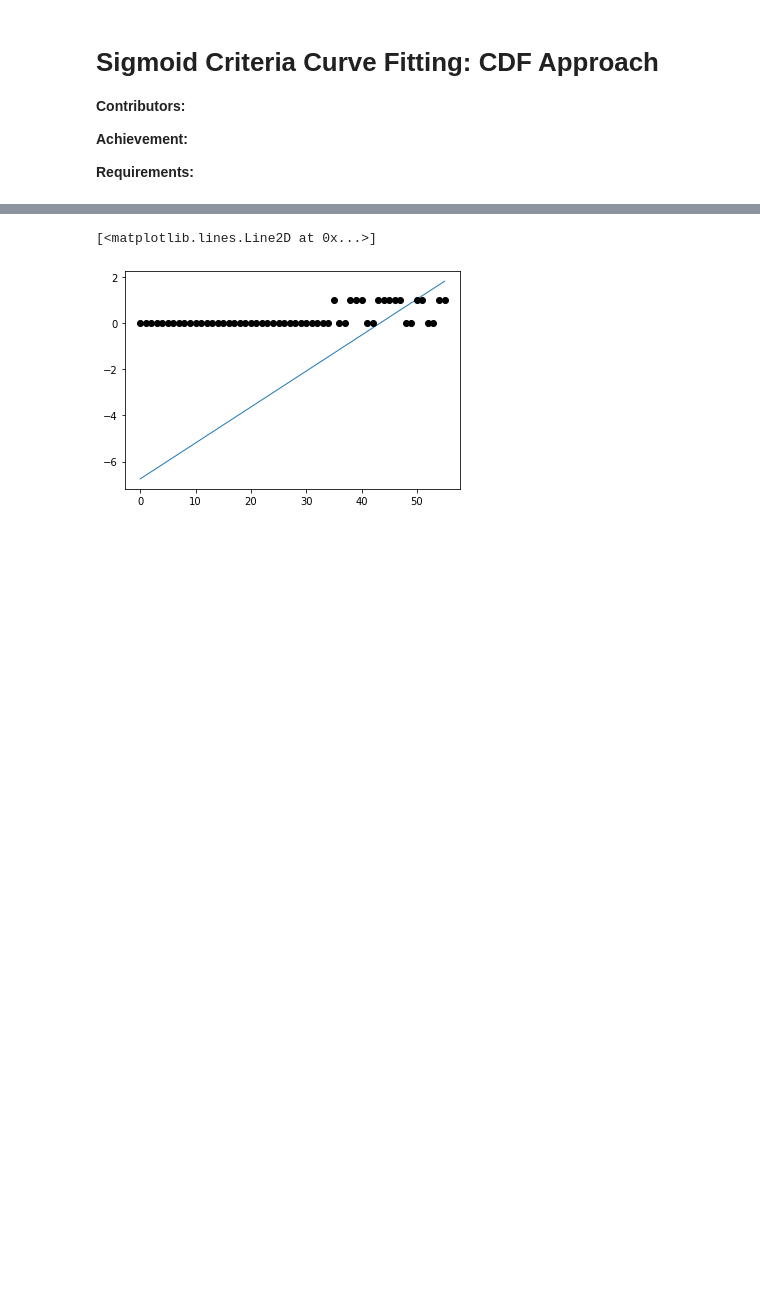
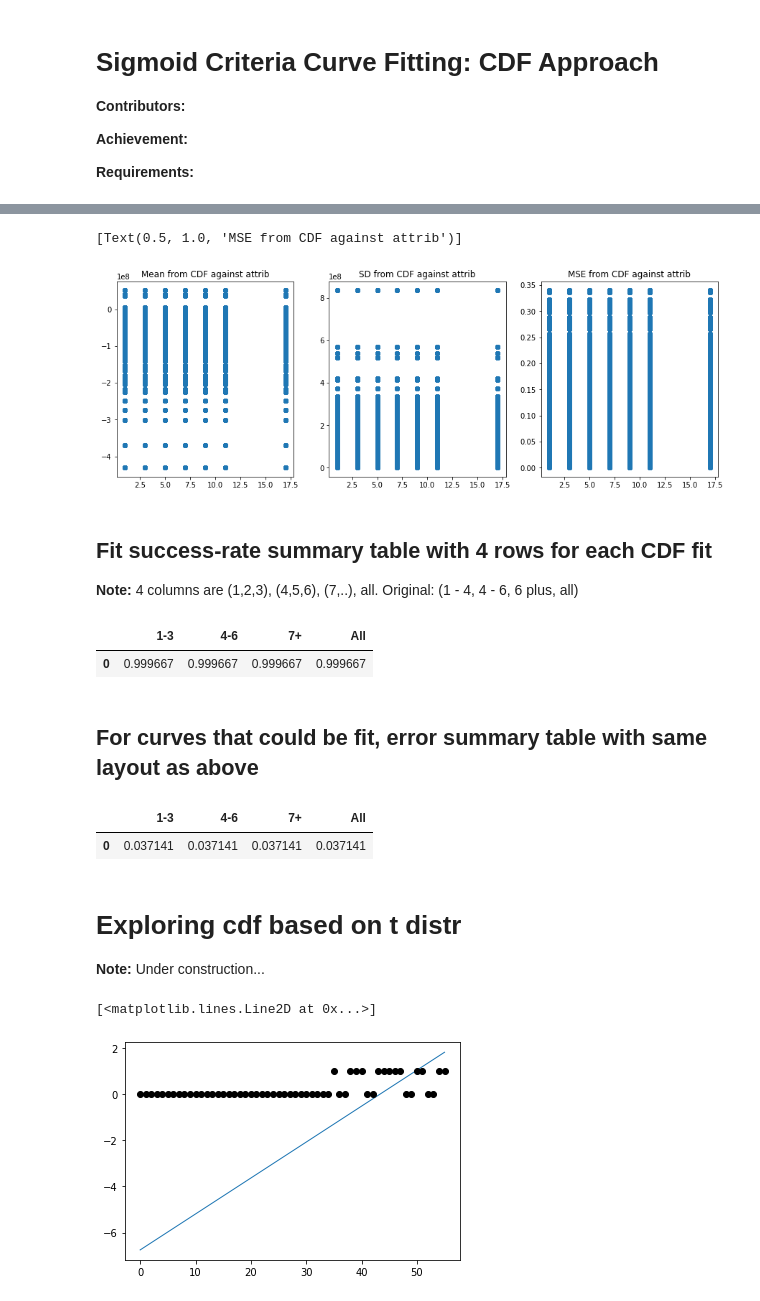
Before and after one commit to the-data-science-union/DSU-S2021-mlpp, a Jupyter notebook: exploration/5. score_criteria_reevaluation/2. m1_sigmoid_cdf_fitting.ipynb, the cells around one changed output, grey strips where cells are left out. Drawn from its saved outputs; the diff is of its cells as text; code cells hidden in the pictures; blank space fills up the shorter version.

```diff
--- a/exploration/5. score_criteria_reevaluation/2. m1_sigmoid_cdf_fitting.ipynb
+++ b/exploration/5. score_criteria_reevaluation/2. m1_sigmoid_cdf_fitting.ipynb
@@ -185,0 +110,27 @@ avg_mse
+# %%
+attrib_array = []
+mean_array = []
+sd_array = []
+mse_array = []
+successful_ids = [bm for bm in bm_ids if bm not in unsuccessful_bm.keys()]
+for bm in successful_ids:
+    n = len(bm_attribs_data[bm])
+    for i in range(n):
+        attrib_array.append(bm_attribs_data[bm][i]["attrib_id"])
+        mean_array.append(fitted_curves_with_errors[bm][0][0])
+        sd_array.append(fitted_curves_with_errors[bm][0][1])
+        mse_array.append(fitted_curves_with_errors[bm][1])
+# %%
+fig, (ax1, ax2, ax3) = plt.subplots(1, 3, figsize = (15,5))
+ax1.scatter(attrib_array, mean_array)
+ax1.set(title = "Mean from CDF against attrib")
+ax2.scatter(attrib_array, sd_array)
+ax2.set(title = "SD from CDF against attrib")
+ax3.scatter(attrib_array, mse_array)
+ax3.set(title = "MSE from CDF against attrib")
+# %% [output]
+[Text(0.5, 1.0, 'MSE from CDF against attrib')]
+[figure, added]
+# %% [markdown]
+## Fit success-rate summary table with 4 rows for each CDF fit
+**Note:** 4 columns are (1,2,3), (4,5,6), (7,..), all. Original: (1 - 4, 4 - 6, 6 plus, all)
@@ -185,0 +147,13 @@ avg_mse
+# %%
+success_summary = {
+    "1-3": successful_low / (unsuccessful_low + successful_low),
+    "4-6": successful_med / (unsuccessful_med + successful_med),
+    "7+": successful_high / (unsuccessful_high + successful_high),
+    "All": len(attrib_array) / (len(unsuccessful_attribs_array) + len(attrib_array))
+}
+pd.DataFrame(success_summary, index=[0])
+# %% [output]
+|  | 1-3 | 4-6 | 7+ | All |
+| 0 | 0.999667 | 0.999667 | 0.999667 | 0.999667 |
+# %% [markdown]
+## For curves that could be fit, error summary table with same layout as above
@@ -186,3 +165,17 @@ avg_mse
+# %%
+error_summary = {
+    "1-3": np.mean(error_low_array),
+    "4-6": np.mean(error_med_array),
+    "7+": np.mean(error_high_array),
+    "All": np.mean(mse_array)
+}
+pd.DataFrame(error_summary, index=[0])
+# %% [output]
+|  | 1-3 | 4-6 | 7+ | All |
+| 0 | 0.037141 | 0.037141 | 0.037141 | 0.037141 |
+# %% [markdown]
+# Exploring cdf based on t distr
+**Note:** Under construction...
 # %%
 x = np.arange(len(find_nPassOverTotal_for_one_beatmap(1762729))).reshape(-1, 1)
 # x = range(len(find_nPassOverTotal_for_one_beatmap(1762729)))
```
Also changed, not shown: parts of 35 cells of this notebook, 1 other file.
